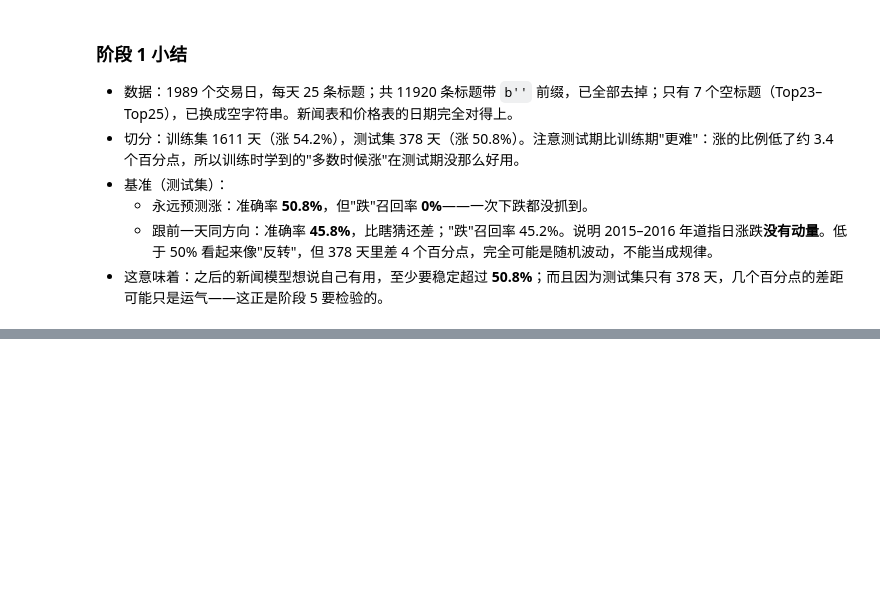
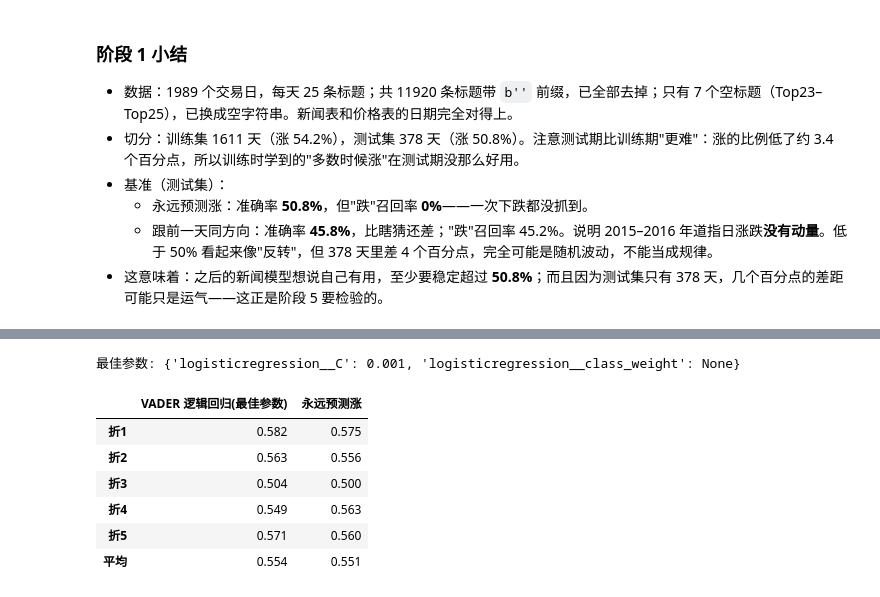
Before and after one commit to matheason/news-vs-dow, a Jupyter notebook: notebooks/main.ipynb, the cells around one changed output, grey strips where cells are left out. Saved outputs shown, nothing was run; the diff lists cells and outputs as text; code cells hidden in the pictures; blank space fills up the shorter version.

```diff
--- a/notebooks/main.ipynb
+++ b/notebooks/main.ipynb
@@ -189,0 +296,18 @@ for name, p in preds.items():
+# %%
+best = search_vader.best_index_
+fold_scores = pd.DataFrame({
+    "VADER 逻辑回归(最佳参数)": [search_vader.cv_results_[f"split{i}_test_score"][best] for i in range(5)],
+    "永远预测涨": always_up_cv_accuracy(y_train),
+}, index=[f"折{i+1}" for i in range(5)])
+fold_scores.loc["平均"] = fold_scores.mean()
+print("最佳参数:", search_vader.best_params_)
+fold_scores.round(3)
+# %% [output]
+最佳参数: {'logisticregression__C': 0.001, 'logisticregression__class_weight': None}
+|  | VADER 逻辑回归(最佳参数) | 永远预测涨 |
+| 折1 | 0.582 | 0.575 |
+| 折2 | 0.563 | 0.556 |
+| 折3 | 0.504 | 0.500 |
+| 折4 | 0.549 | 0.563 |
+| 折5 | 0.571 | 0.560 |
+| 平均 | 0.554 | 0.551 |
```
Also changed, not shown: parts of 15 cells of this notebook, 4 other files.
